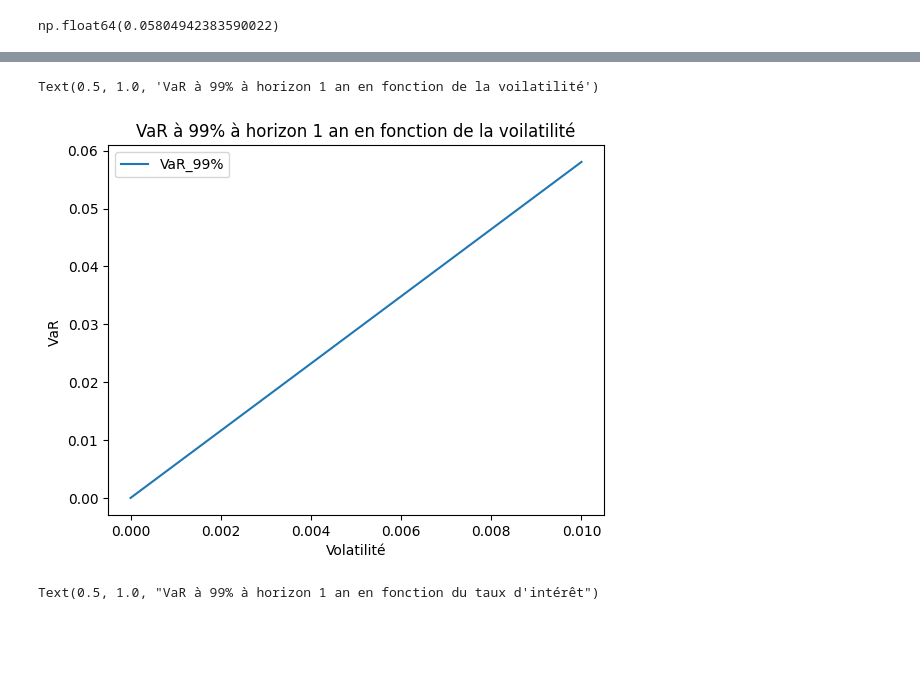
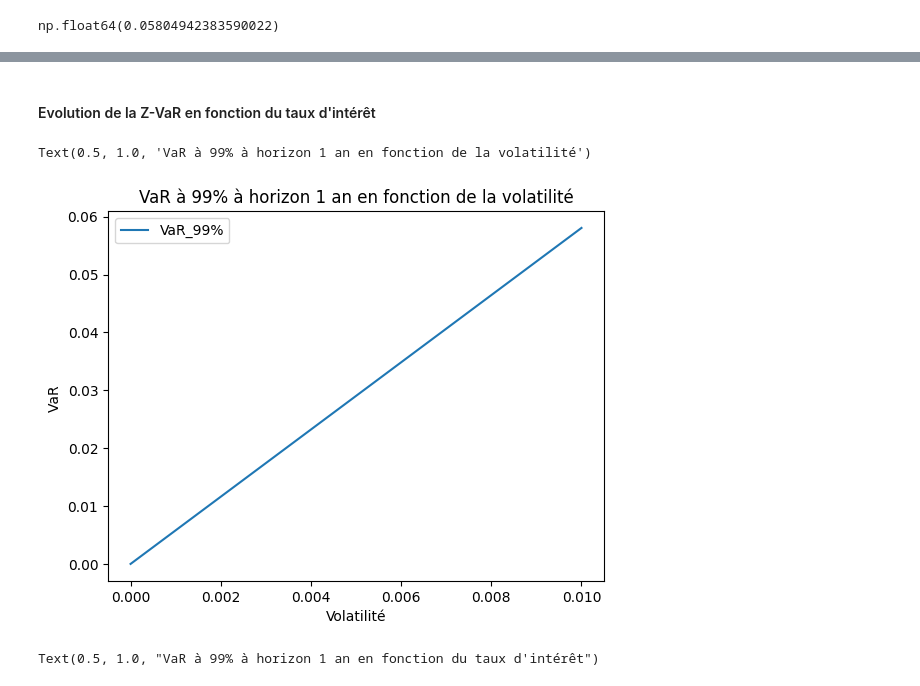
Before and after one commit to usenameFD/Asset-management, a Jupyter notebook: Liquidity/assetLiquidity copy.ipynb, the cells around one changed output, grey strips where cells are left out. Drawn from its saved outputs; the diff is of its cells as text; code cells hidden in the pictures; blank space fills up the shorter version.

```diff
--- a/Liquidity/assetLiquidity copy.ipynb
+++ b/Liquidity/assetLiquidity copy.ipynb
@@ -1309,16 +1312,18 @@ La VaR à 99% d'horizon 1 an sur le bond est de 5.8%.
+# %% [markdown]
+#### Evolution de la Z-VaR en fonction du taux d'intérêt
 # %%
 # Evolution de la VaR en fonction de la volatilité
 vol = np.linspace(0,1e-2, num=100)
 var = np.array([Sensi_VaR(sigma , H, t,c,T,r,lamda) for sigma in vol])
 
 plt.plot(vol, var, label ="VaR_99%")
 plt.xlabel("Volatilité")
 plt.ylabel("VaR ")
 plt.legend()
-plt.title("VaR à 99% à horizon 1 an en fonction de la voilatilité")
+plt.title("VaR à 99% à horizon 1 an en fonction de la volatilité")
 # %% [output]
-Text(0.5, 1.0, 'VaR à 99% à horizon 1 an en fonction de la voilatilité')
+Text(0.5, 1.0, 'VaR à 99% à horizon 1 an en fonction de la volatilité')
-[figure, old version]
+[figure, new version]
 # %%
 # Evolution de la VaR en fonction du taux d'intérêt
 interest = np.linspace(0,1, num=100)
```
Also changed, not shown: parts of 24 cells of this notebook, 1 other file.
